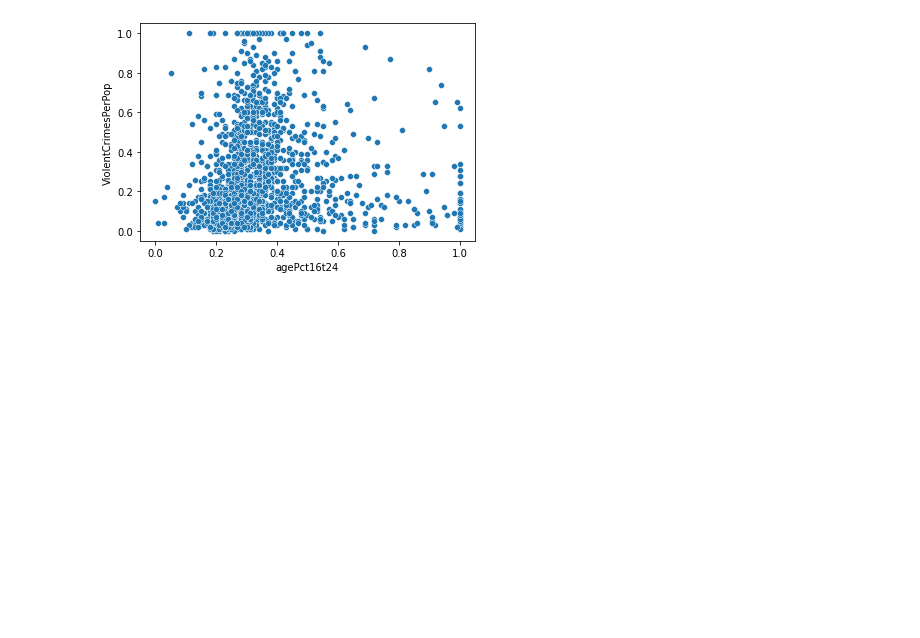
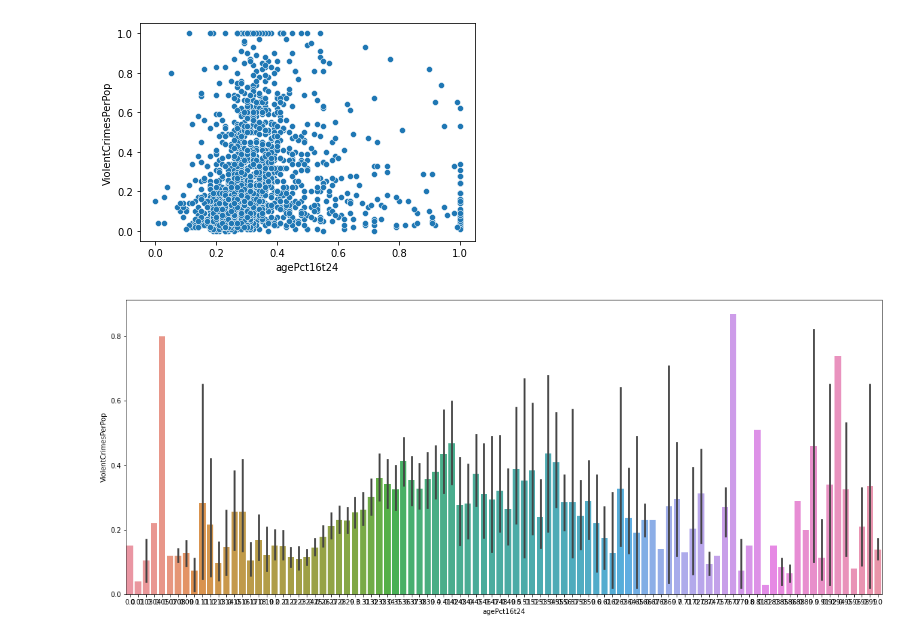
Before and after one commit to DinaHM99/Analyzing-UCI-crimes-and-communities, a Jupyter notebook: UC_crime.ipynb, the cells around one changed output. Drawn from its saved outputs; the diff is of its cells as text; code cells hidden in the pictures; blank space fills up the shorter version.

```diff
--- a/UC_crime.ipynb
+++ b/UC_crime.ipynb
@@ -128,3 +151,9 @@ ax = sns.scatterplot(x = "agePct16t24", y = "ViolentCrimesPerPop", data=df)
 plt.show()
 # %% [output]
 [figure]
+# %%
+plt.figure(figsize=(20,8))
+ax = sns.barplot(x="agePct16t24" , y="ViolentCrimesPerPop", data=df)
+plt.show()
+# %% [output]
+[figure, added]
```
Also changed, not shown: parts of 4 cells of this notebook.
